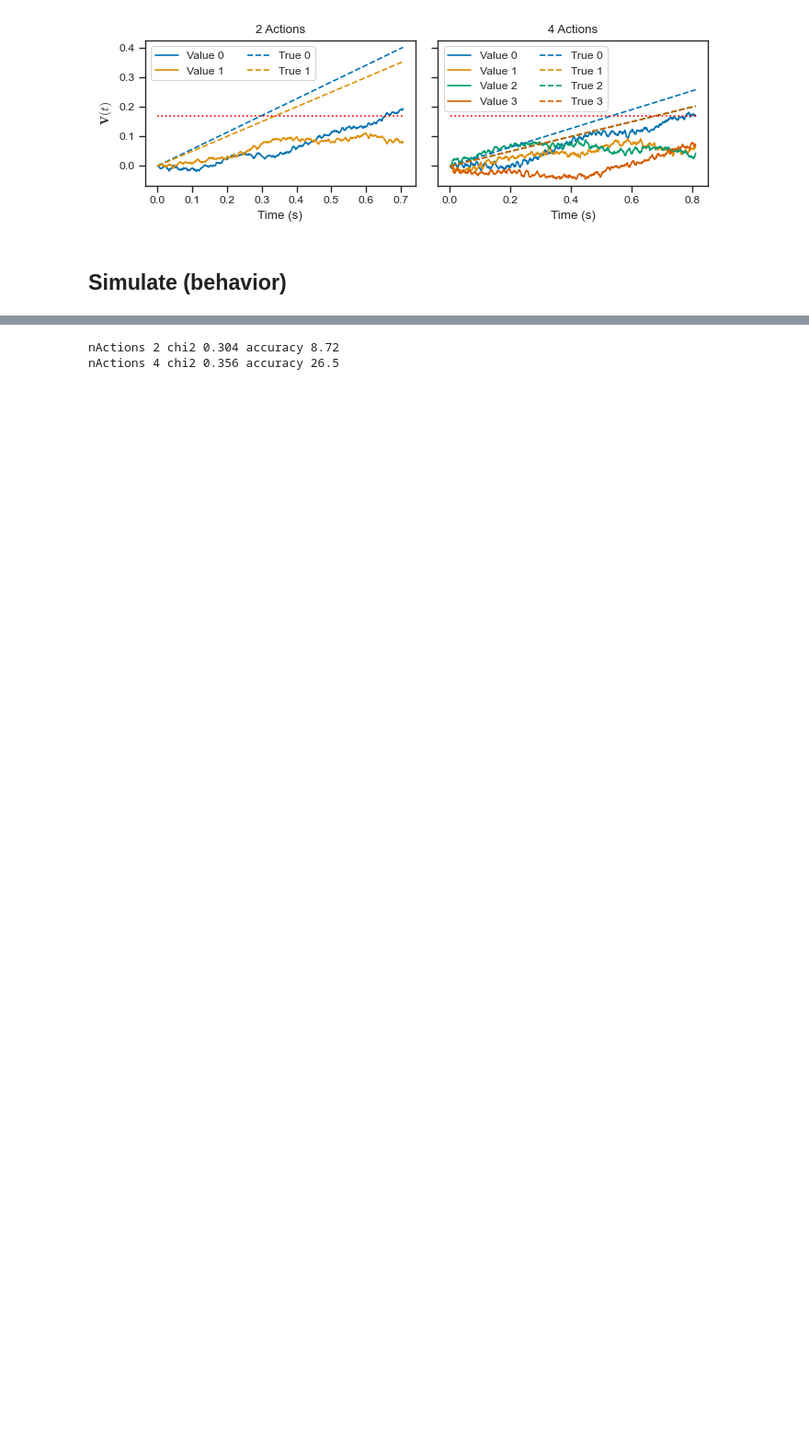
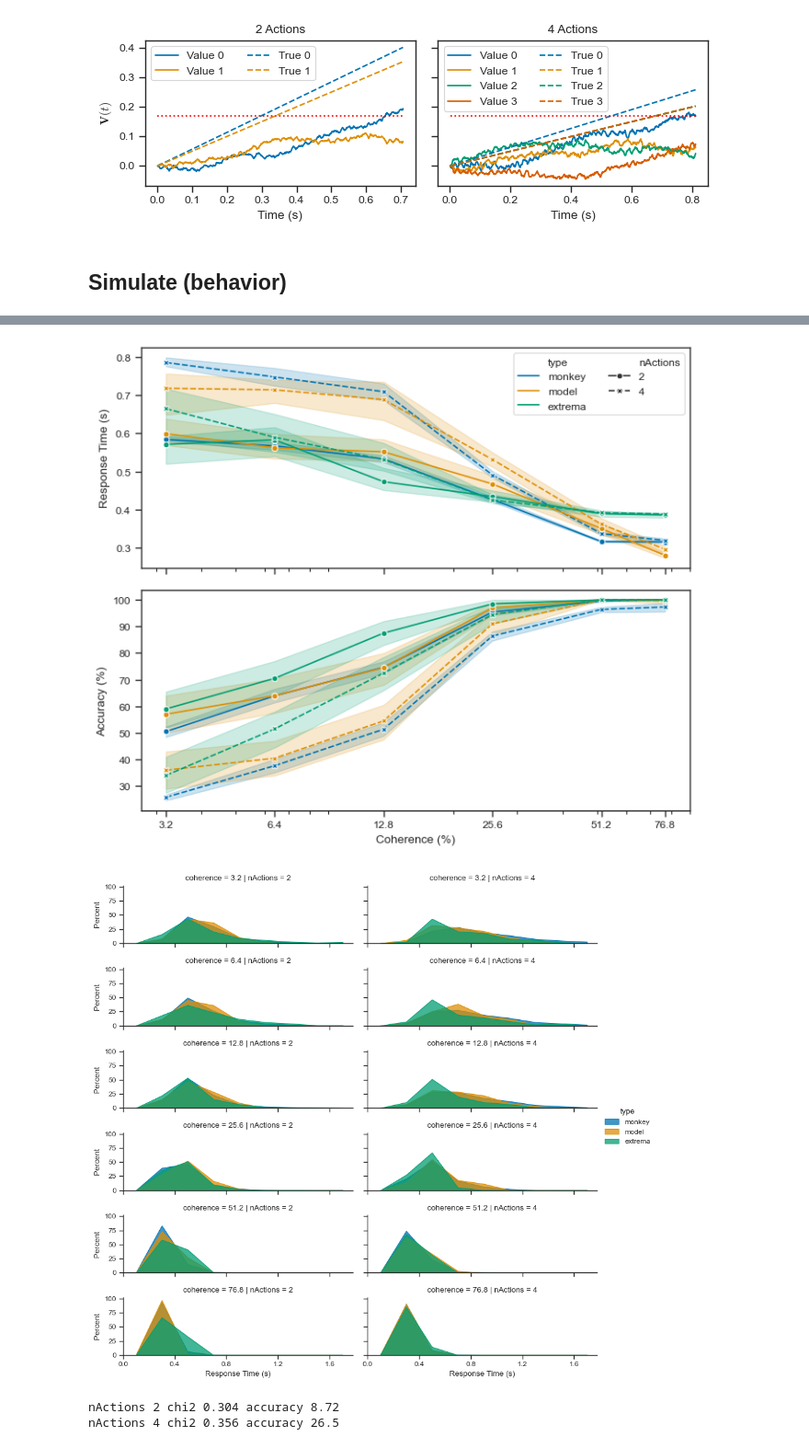
Before and after one commit to psipeter/speed-accuracy-tradeoff, a Jupyter notebook: churchland_compare.ipynb, the cells around one changed output, grey strips where cells are left out. Shown at 92% size. Cells and saved outputs as stored; diff of their text form; code cells hidden in the pictures; blank space fills up the shorter version.

```diff
--- a/churchland_compare.ipynb
+++ b/churchland_compare.ipynb
@@ -273,3 +392,16 @@ def simulate(
+# %%
+simulate_extrema_separate(
+    trials=200,
+    thresholds=[0.67, 0.52],
+    dt_samples=[0.06, 0.027],
+    sigmas=[0.13, 0.13],
+    nd_means=[0.38, 0.39],
+    nd_sigmas=[0.04, 0.01],
+    tiebreakers=['largest', 'largest'])
+plot_sat("dec14full", "churchland_extrema_separate", "churchland2008_behavior")
+# %% [output]
+[figure, added]
+[figure, added]
 # %%
 simulate(ramp=1.48, relative=0.59, threshold=0.22, trials=200, name="dec14full", estimator=np.median,
          nNeurons=500, max_rates=nengo.dists.Uniform(80, 100), rA=1.5, sigma=0.5, dt_sample=0.03, load=True)
```
Also changed, not shown: parts of 5 cells of this notebook, 2 other files.
